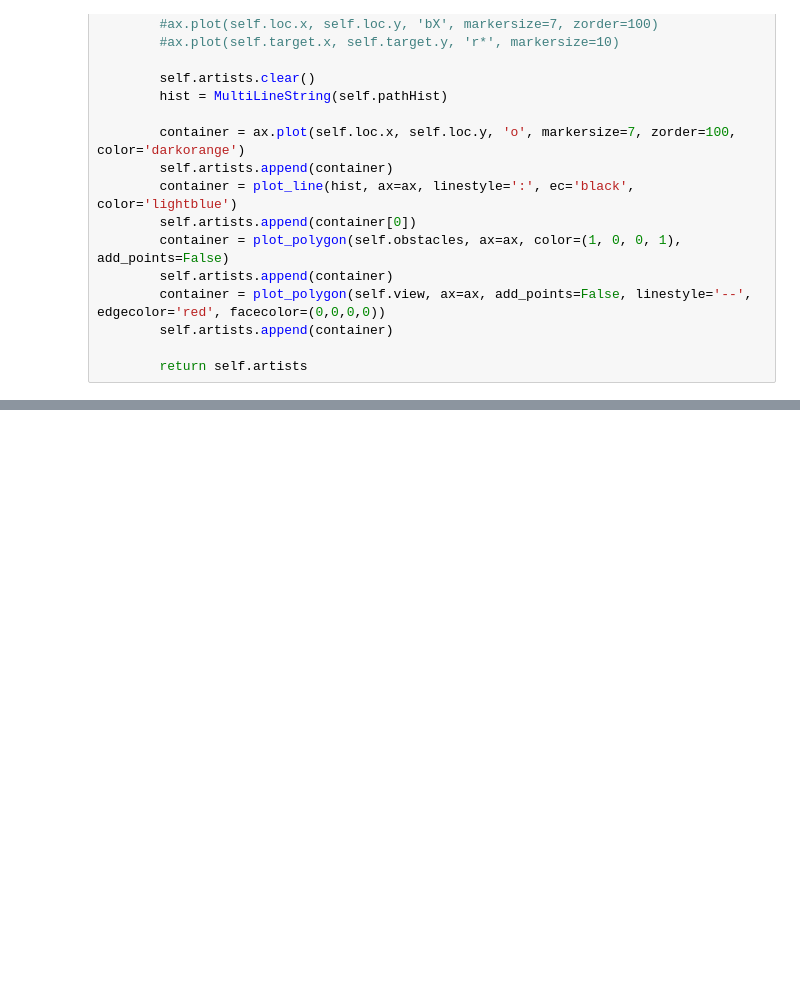
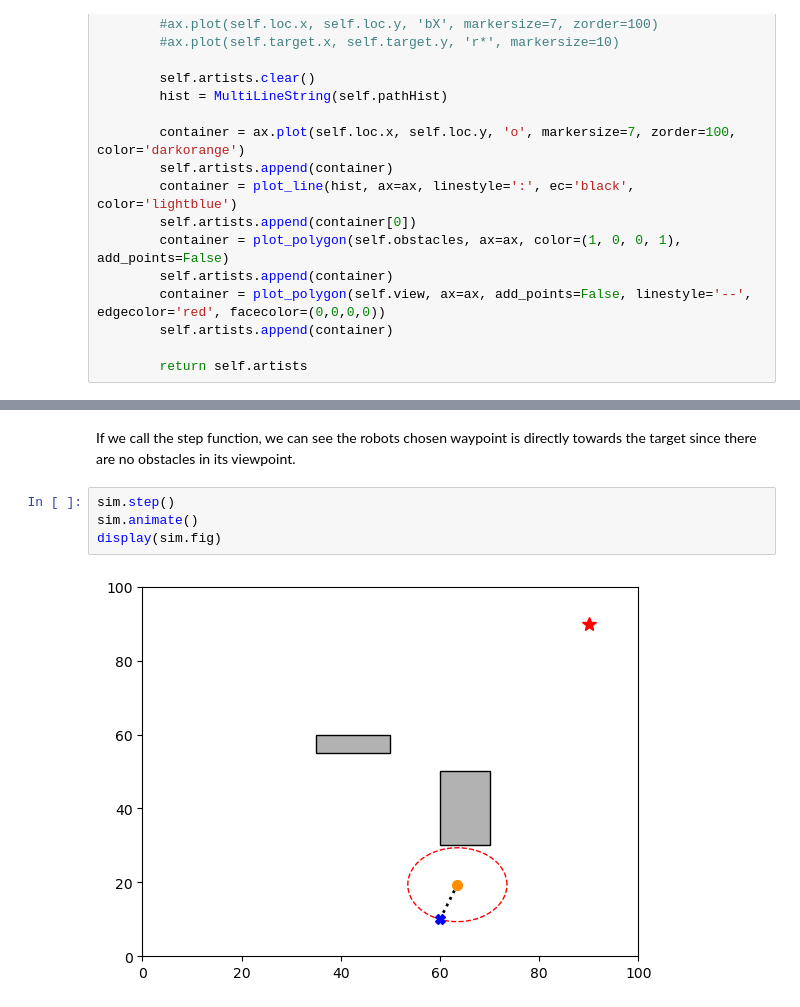
Before and after one commit to kphantha/ENGG3130_Project, a Jupyter notebook: evolutionary_pathplanning.ipynb, the cells around one changed output, grey strips where cells are left out. Drawn from its saved outputs; the diff is of its cells as text; blank space fills up the shorter version.

```diff
--- a/evolutionary_pathplanning.ipynb
+++ b/evolutionary_pathplanning.ipynb
@@ -212,0 +309,8 @@ sim.run_full()
+# %% [markdown]
+If we call the step function, we can see the robots chosen waypoint is directly towards the target since there are no obstacles in its viewpoint.
+# %%
+sim.step()
+sim.animate()
+display(sim.fig)
+# %% [output]
+[figure, added]
```
Also changed, not shown: parts of 19 cells of this notebook.
